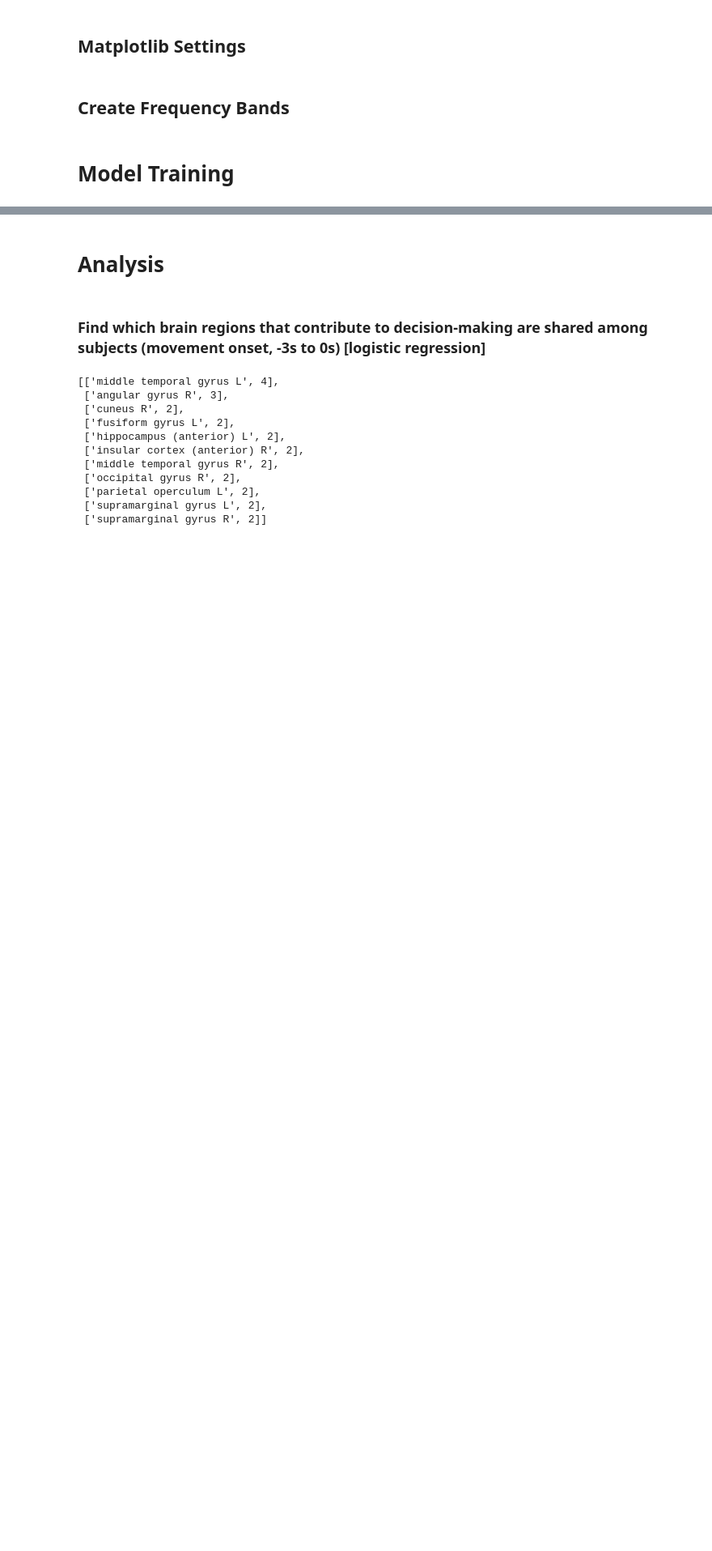
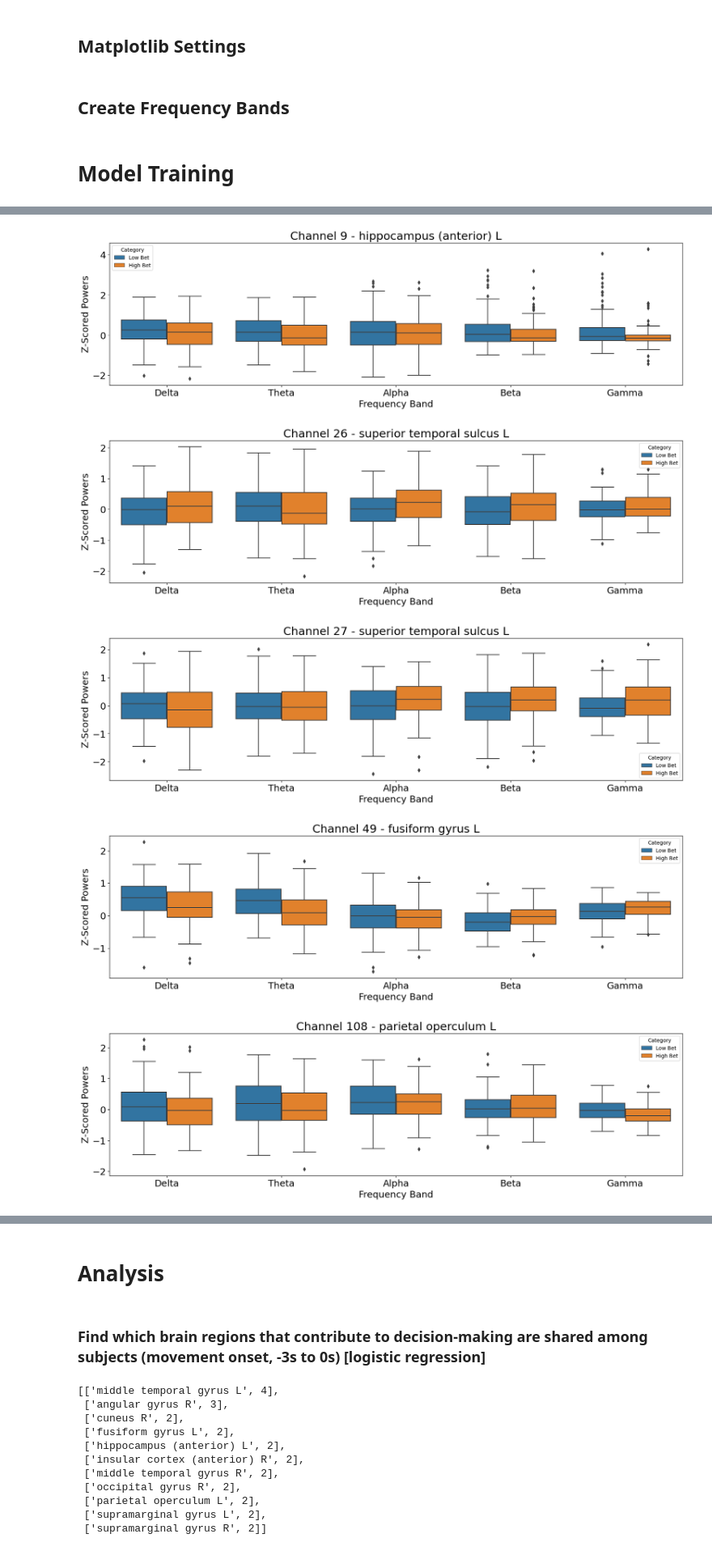
Before and after one commit to ncsl/decoding-decision-making, a Jupyter notebook: EFRI_Data_Analysis.ipynb, the cells around one changed output, grey strips where cells are left out. Shown at 81% size. Saved outputs shown, nothing was run; the diff lists cells and outputs as text; code cells hidden in the pictures; blank space fills up the shorter version.

```diff
--- a/EFRI_Data_Analysis.ipynb
+++ b/EFRI_Data_Analysis.ipynb
@@ -87,0 +120,8 @@ for i, key in enumerate(frequency_band_indices):
+# %%
+clf.plot_freq_box_plots(y, optimal_channels[0], out_path_plots)
+# %% [output]
+[figure, added]
+[figure, added]
+[figure, added]
+[figure, added]
+[figure, added]
```
Also changed, not shown: parts of 8 cells of this notebook, 2 other files.
